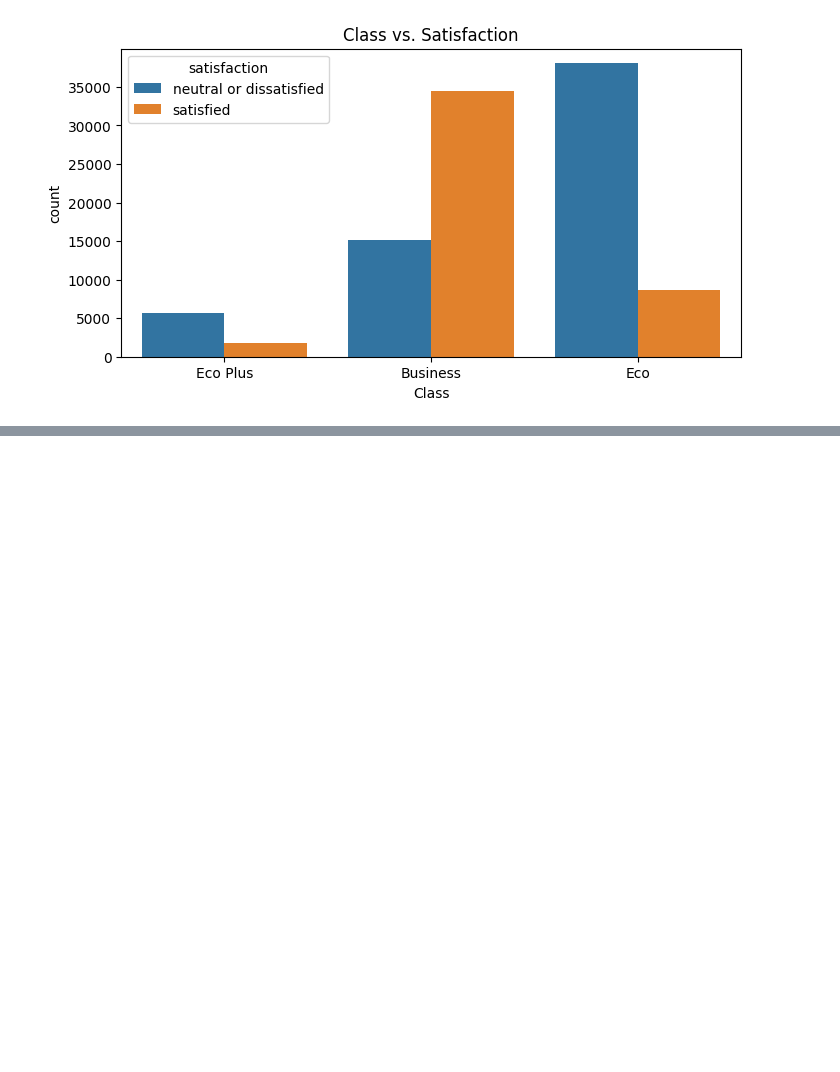
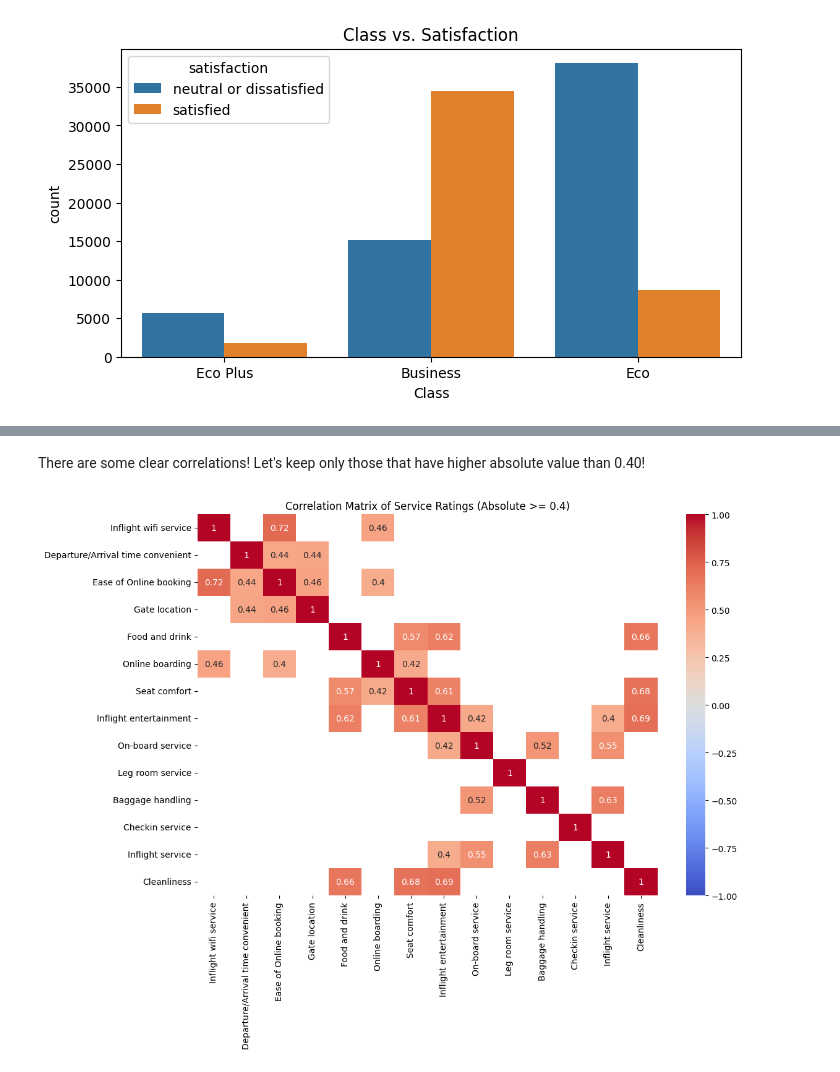
Before and after one commit to bence-szabo-git/ESMT_IML, a Jupyter notebook: notebooks/Satisfaction_Homework.ipynb, the cells around one changed output, grey strips where cells are left out. Cells and saved outputs as stored; diff of their text form; code cells hidden in the pictures; blank space fills up the shorter version.

```diff
--- a/notebooks/Satisfaction_Homework.ipynb
+++ b/notebooks/Satisfaction_Homework.ipynb
@@ -76,0 +109,13 @@ plt.show()
+# %% [markdown]
+There are some clear correlations! Let's keep only those that have higher absolute value than 0.40!
+# %%
+# Create a mask for correlations with absolute value less than 0.4
+mask = np.abs(corr_matrix) < 0.4
+
+# Plot the heatmap with the mask
+plt.figure(figsize=(12, 8))
+sns.heatmap(corr_matrix, annot=True, cmap='coolwarm', mask=mask, vmin=-1, vmax=1)
+plt.title('Correlation Matrix of Service Ratings (Absolute >= 0.4)')
+plt.show()
+# %% [output]
+[figure, added]
```
Also changed, not shown: parts of 21 cells of this notebook.
